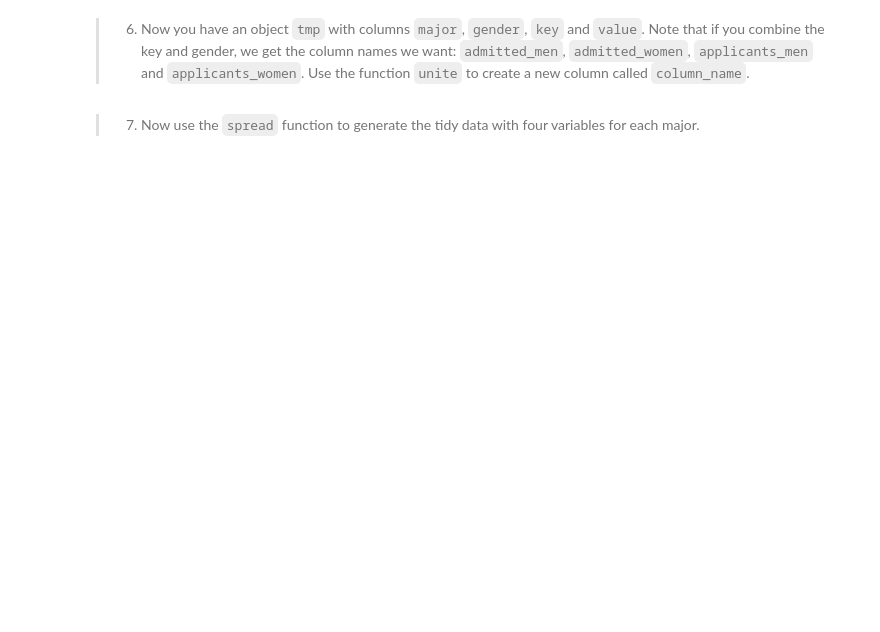
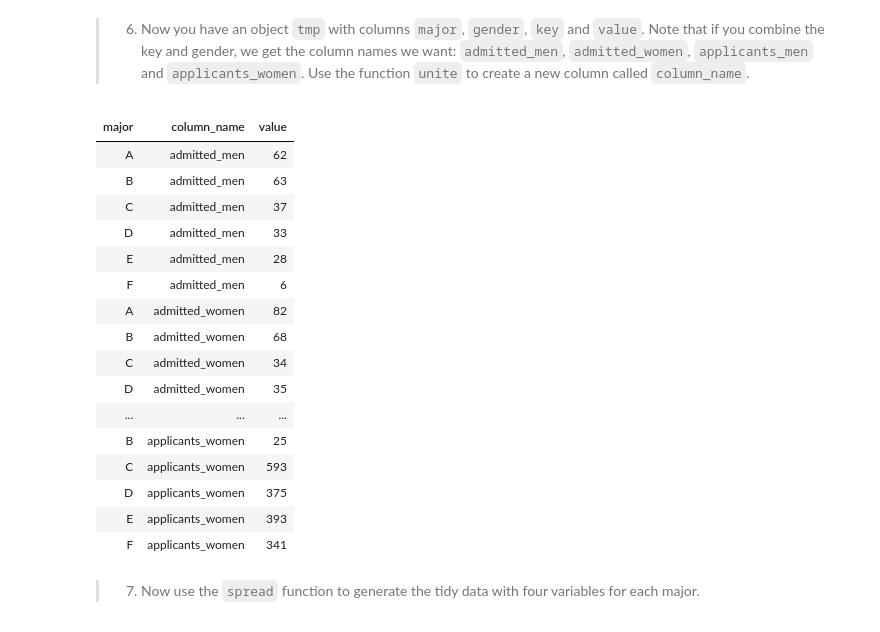
Before and after one commit to mldwr/dsbook_exercises, a Jupyter notebook: ex_36_reshaping_data.ipynb, the cells around one changed output. Drawn from its saved outputs; the diff is of its cells as text; code cells hidden in the pictures; blank space fills up the shorter version.

```diff
--- a/ex_36_reshaping_data.ipynb
+++ b/ex_36_reshaping_data.ipynb
@@ -162,2 +186,22 @@ dat %>% spread(gender,admitted)
+# %%
+tmp_unite
+# %% [output]
+| major | column_name | value |
+| A | admitted_men | 62 |
+| B | admitted_men | 63 |
+| C | admitted_men | 37 |
+| D | admitted_men | 33 |
+| E | admitted_men | 28 |
+| F | admitted_men | 6 |
+| A | admitted_women | 82 |
+| B | admitted_women | 68 |
+| C | admitted_women | 34 |
+| D | admitted_women | 35 |
+| ... | ... | ... |
+| B | applicants_women | 25 |
+| C | applicants_women | 593 |
+| D | applicants_women | 375 |
+| E | applicants_women | 393 |
+| F | applicants_women | 341 |
 # %% [markdown]
 >7. Now use the `spread` function to generate the tidy data with four variables for each major.
```
Also changed, not shown: parts of 5 cells of this notebook.
